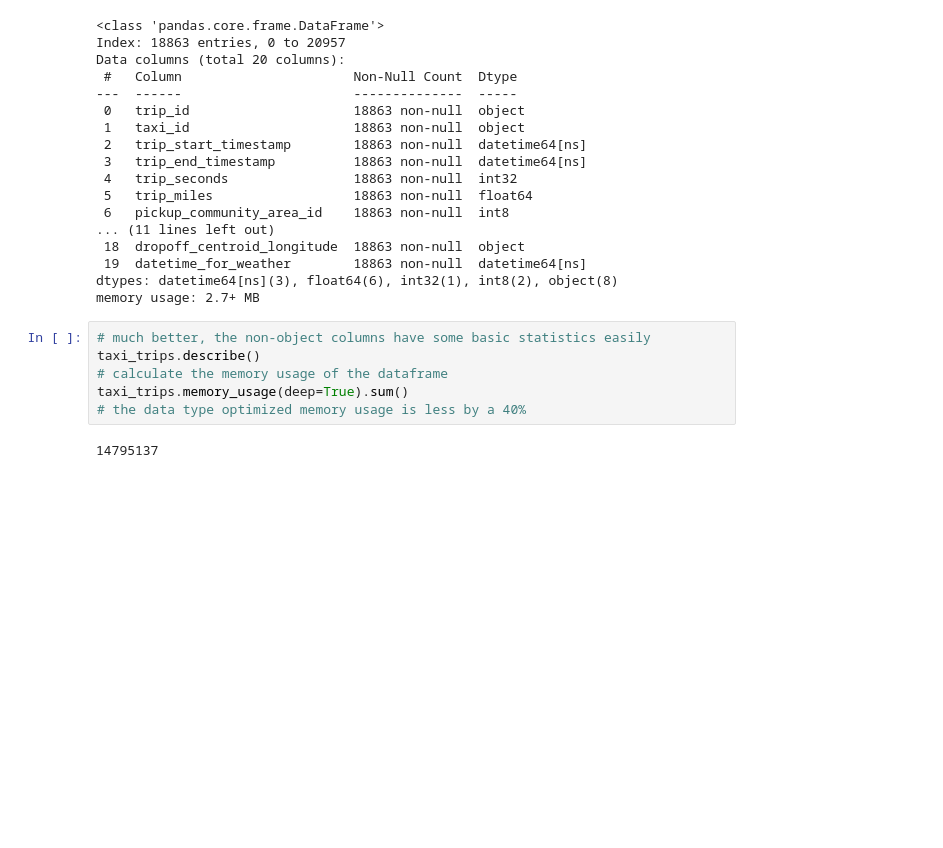
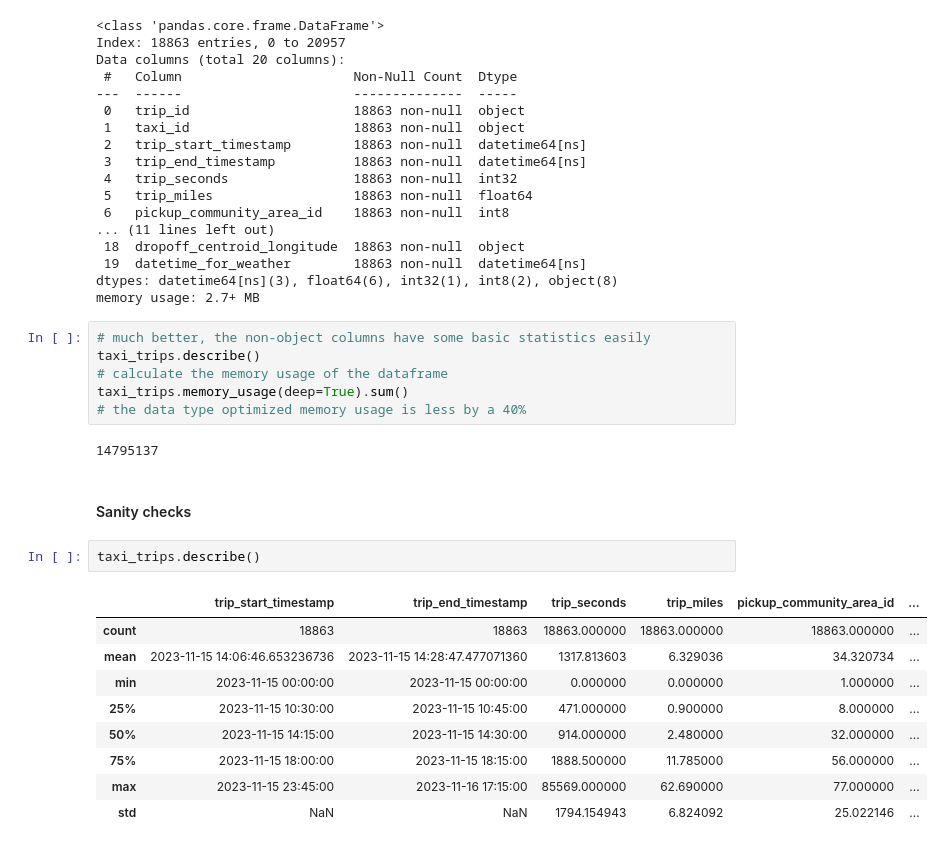
Before and after one commit to zselyigy/cubix_data_engineer_aws, a Jupyter notebook: src/scripts/06_chicago_data_to_mapping.ipynb, the cells around one changed output. Cells and saved outputs as stored; diff of their text form; blank space fills up the shorter version.

```diff
--- a/src/scripts/06_chicago_data_to_mapping.ipynb
+++ b/src/scripts/06_chicago_data_to_mapping.ipynb
@@ -220,3 +220,17 @@ taxi_trips.memory_usage(deep=True).sum()
 # the data type optimized memory usage is less by a 40%
 # %% [output]
 14795137
+# %% [markdown]
+#### Sanity checks
+# %%
+taxi_trips.describe()
+# %% [output]
+|  | trip_start_timestamp | trip_end_timestamp | trip_seconds | trip_miles | pickup_community_area_id | ... |
+| count | 18863 | 18863 | 18863.000000 | 18863.000000 | 18863.000000 | ... |
+| mean | 2023-11-15 14:06:46.653236736 | 2023-11-15 14:28:47.477071360 | 1317.813603 | 6.329036 | 34.320734 | ... |
+| min | 2023-11-15 00:00:00 | 2023-11-15 00:00:00 | 0.000000 | 0.000000 | 1.000000 | ... |
+| 25% | 2023-11-15 10:30:00 | 2023-11-15 10:45:00 | 471.000000 | 0.900000 | 8.000000 | ... |
+| 50% | 2023-11-15 14:15:00 | 2023-11-15 14:30:00 | 914.000000 | 2.480000 | 32.000000 | ... |
+| 75% | 2023-11-15 18:00:00 | 2023-11-15 18:15:00 | 1888.500000 | 11.785000 | 56.000000 | ... |
+| max | 2023-11-15 23:45:00 | 2023-11-16 17:15:00 | 85569.000000 | 62.690000 | 77.000000 | ... |
+| std | NaN | NaN | 1794.154943 | 6.824092 | 25.022146 | ... |
```
Also changed, not shown: parts of 4 cells of this notebook.
